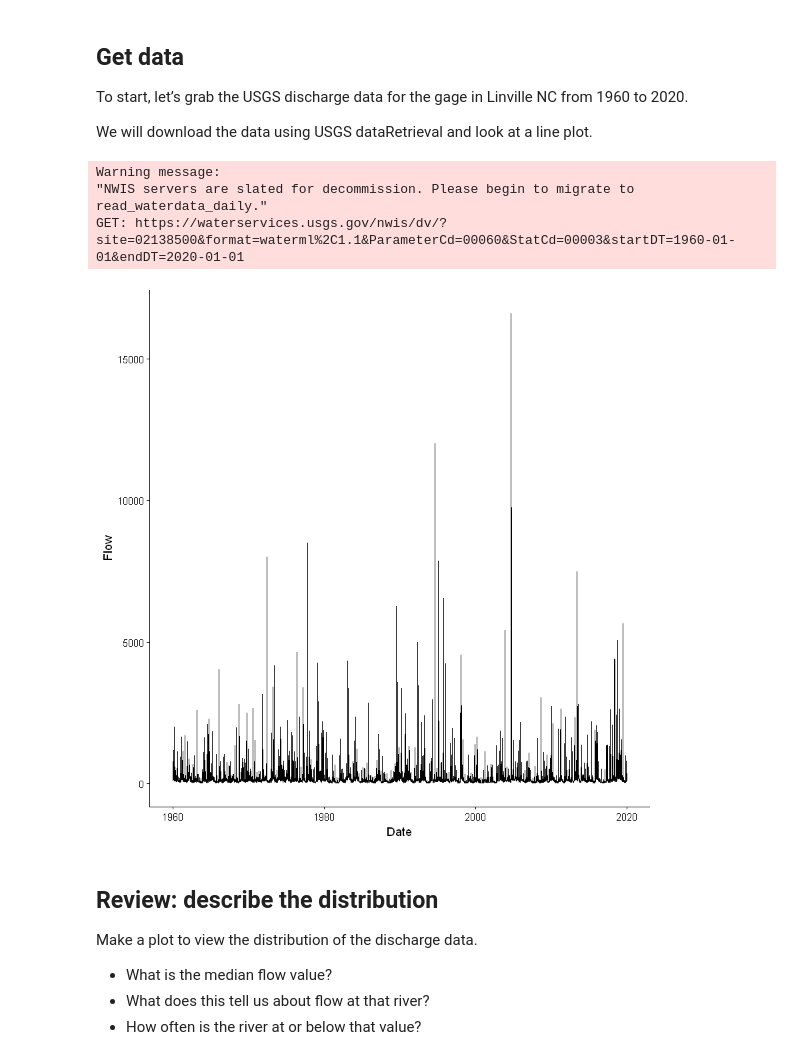
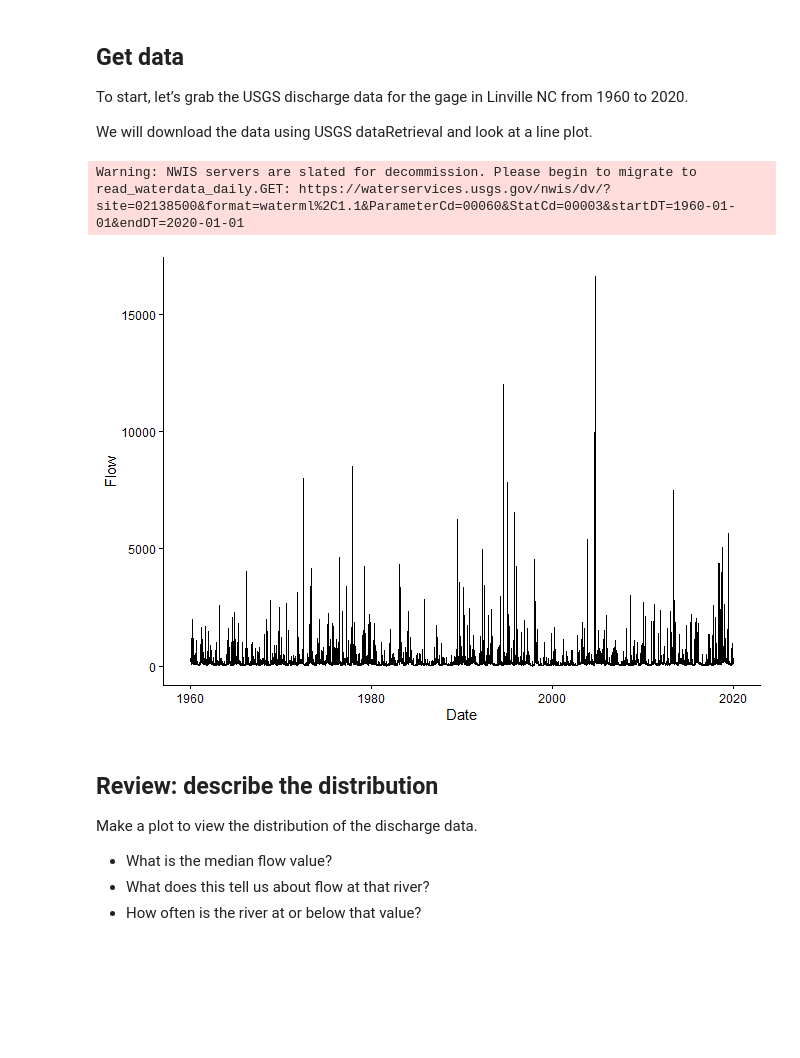
Before and after one commit to abnerbog/9-Flow-Duration-Curves, a Jupyter notebook: 09-Flow_Duration_Curves.ipynb, the cells around one changed output. Saved outputs shown, nothing was run; the diff lists cells and outputs as text; code cells hidden in the pictures; blank space fills up the shorter version.

```diff
--- a/09-Flow_Duration_Curves.ipynb
+++ b/09-Flow_Duration_Curves.ipynb
@@ -29,12 +29,3 @@ graph in the last part of the exercise.
 
 We will also use theme_set() in this chunk so we don’t have to change
 the ggplot theme every time we make a plot.
-# %%
-library(tidyverse)
-library(dataRetrieval)
-library(lubridate)
-library(patchwork)
-
-#set plot theme for the document so we
-#don't have to do it in every plot
-theme_set(theme_classic())
@@ -70,20 +53,15 @@ plot.
 # %%
 siteno <- "02138500" #Linville NC
 startDate <- "1960-01-01"
 endDate <- "2020-01-01"
 parameter <- "00060"
 
 Qdat <- readNWISdv(siteno, parameter, startDate, endDate) |>
   renameNWISColumns()
-
-#Look at the data
-Qdat |> ggplot(aes(x = Date, y = Flow))+
-  geom_line()
 # %% [output]
-Warning message:
-"NWIS servers are slated for decommission. Please begin to migrate to read_waterdata_daily."
-GET: https://waterservices.usgs.gov/nwis/dv/?site=02138500&format=waterml%2C1.1&ParameterCd=00060&StatCd=00003&startDT=1960-01-01&endDT=2020-01-01
+Warning: NWIS servers are slated for decommission. Please begin to migrate to
+read_waterdata_daily.GET: https://waterservices.usgs.gov/nwis/dv/?site=02138500&format=waterml%2C1.1&ParameterCd=00060&StatCd=00003&startDT=1960-01-01&endDT=2020-01-01
-[figure, old version]
+[figure, new version]
 # %% [markdown]
 ## Review: describe the distribution
 
```
Also changed, not shown: parts of 10 cells of this notebook, 1 other file.
